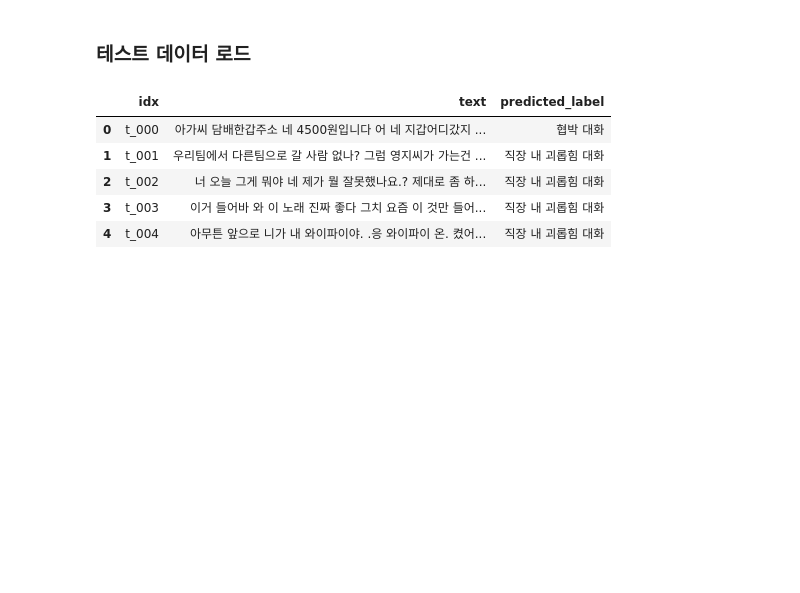
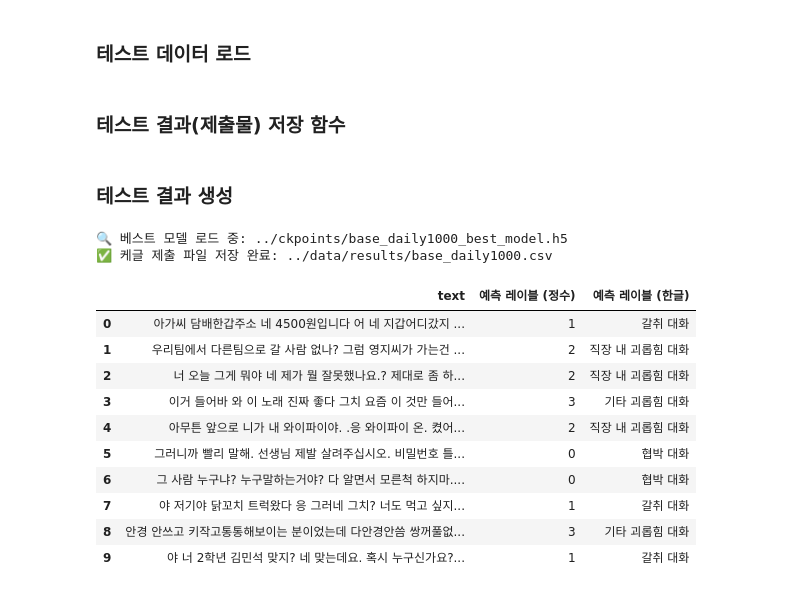
Before and after one commit to kmasta/Aiffel_DLThon, a Jupyter notebook: code/baseline.ipynb, the cells around one changed output. Drawn from its saved outputs; the diff is of its cells as text; code cells hidden in the pictures; blank space fills up the shorter version.

```diff
--- a/code/baseline.ipynb
+++ b/code/baseline.ipynb
@@ -240,0 +263,8 @@ Epoch 5/5
+# %%
+model = model_wrapper.create_model()
+
+model.compile(optimizer="adam", loss=loss_fn, metrics=[F1Score(num_classes=5, name="f1_score")])
+model.fit(train_dataset,
+          validation_data=val_dataset,
+          epochs=20,
+          callbacks=[checkpoint_cb, earlystop_cb, csv_logger_cb])
@@ -244,12 +294,3 @@ Epoch 5/5
 ### 테스트 데이터 로드
 # %%
 test_df = pd.read_csv('../data/original_data/test.csv')
-# %%
-test_sentences = test_df['text'].apply(preprocess_sentence)
-
-# 토크나이저로 정수 인코딩
-# (train 때 사용한 tokenizer를 그대로 사용해야 함)
-test_sentences = tokenize(test_sentences)
-
-test_sentences = tf.keras.preprocessing.sequence.pad_sequences(
-    test_sentences, maxlen=MAX_LENGTH, padding='post')
@@ -261,12 +297,2 @@ pred_labels = label_encoder.inverse_transform(pred_classes)
-# %%
-test_df['predicted_label'] = pred_labels
-test_df.to_csv('../data/results/test_predictions.csv', index=False)
-# %%
-test_df.head()
-# %% [output]
-|  | idx | text | predicted_label |
-| 0 | t_000 | 아가씨 담배한갑주소 네 4500원입니다 어 네 지갑어디갔지 ... | 협박 대화 |
-| 1 | t_001 | 우리팀에서 다른팀으로 갈 사람 없나? 그럼 영지씨가 가는건 ... | 직장 내 괴롭힘 대화 |
-| 2 | t_002 | 너 오늘 그게 뭐야 네 제가 뭘 잘못했나요.? 제대로 좀 하... | 직장 내 괴롭힘 대화 |
-| 3 | t_003 | 이거 들어바 와 이 노래 진짜 좋다 그치 요즘 이 것만 들어... | 직장 내 괴롭힘 대화 |
-| 4 | t_004 | 아무튼 앞으로 니가 내 와이파이야. .응 와이파이 온. 켰어... | 직장 내 괴롭힘 대화 |
+# %% [markdown]
+### 테스트 결과(제출물) 저장 함수
@@ -272,0 +347,25 @@ test_df.head()
+# %% [markdown]
+### 테스트 결과 생성
+# %%
+# 테스트 문장 리스트 (예: test.csv에서 불러온 'text' 컬럼)
+test_sentences = test_df['text'].tolist()
+
+# 결과 저장
+test_res = generate_submission_csv(model_wrapper, test_sentences, f"{experiment_name}.csv", experiment_name)
+# %% [output]
+🔍 베스트 모델 로드 중: ../ckpoints/base_daily1000_best_model.h5
+✅ 케글 제출 파일 저장 완료: ../data/results/base_daily1000.csv
+# %%
+test_res.head(10)
+# %% [output]
+|  | text | 예측 레이블 (정수) | 예측 레이블 (한글) |
+| 0 | 아가씨 담배한갑주소 네 4500원입니다 어 네 지갑어디갔지 ... | 1 | 갈취 대화 |
+| 1 | 우리팀에서 다른팀으로 갈 사람 없나? 그럼 영지씨가 가는건 ... | 2 | 직장 내 괴롭힘 대화 |
+| 2 | 너 오늘 그게 뭐야 네 제가 뭘 잘못했나요.? 제대로 좀 하... | 2 | 직장 내 괴롭힘 대화 |
+| 3 | 이거 들어바 와 이 노래 진짜 좋다 그치 요즘 이 것만 들어... | 3 | 기타 괴롭힘 대화 |
+| 4 | 아무튼 앞으로 니가 내 와이파이야. .응 와이파이 온. 켰어... | 2 | 직장 내 괴롭힘 대화 |
+| 5 | 그러니까 빨리 말해. 선생님 제발 살려주십시오. 비밀번호 틀... | 0 | 협박 대화 |
+| 6 | 그 사람 누구냐? 누구말하는거야? 다 알면서 모른척 하지마.... | 0 | 협박 대화 |
+| 7 | 야 저기야 닭꼬치 트럭왔다 응 그러네 그치? 너도 먹고 싶지... | 1 | 갈취 대화 |
+| 8 | 안경 안쓰고 키작고통통해보이는 분이었는데 다안경안씀 쌍꺼풀없... | 3 | 기타 괴롭힘 대화 |
+| 9 | 야 너 2학년 김민석 맞지? 네 맞는데요. 혹시 누구신가요?... | 1 | 갈취 대화 |
```
Also changed, not shown: parts of 38 cells of this notebook, 20 other files.
